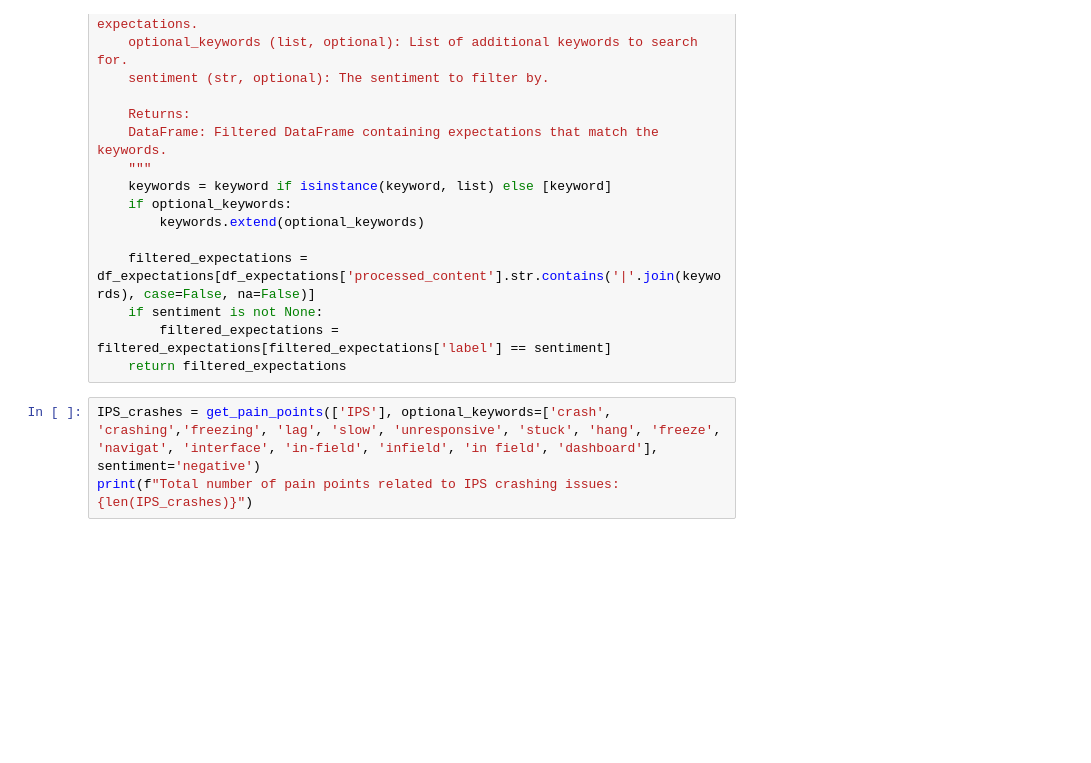
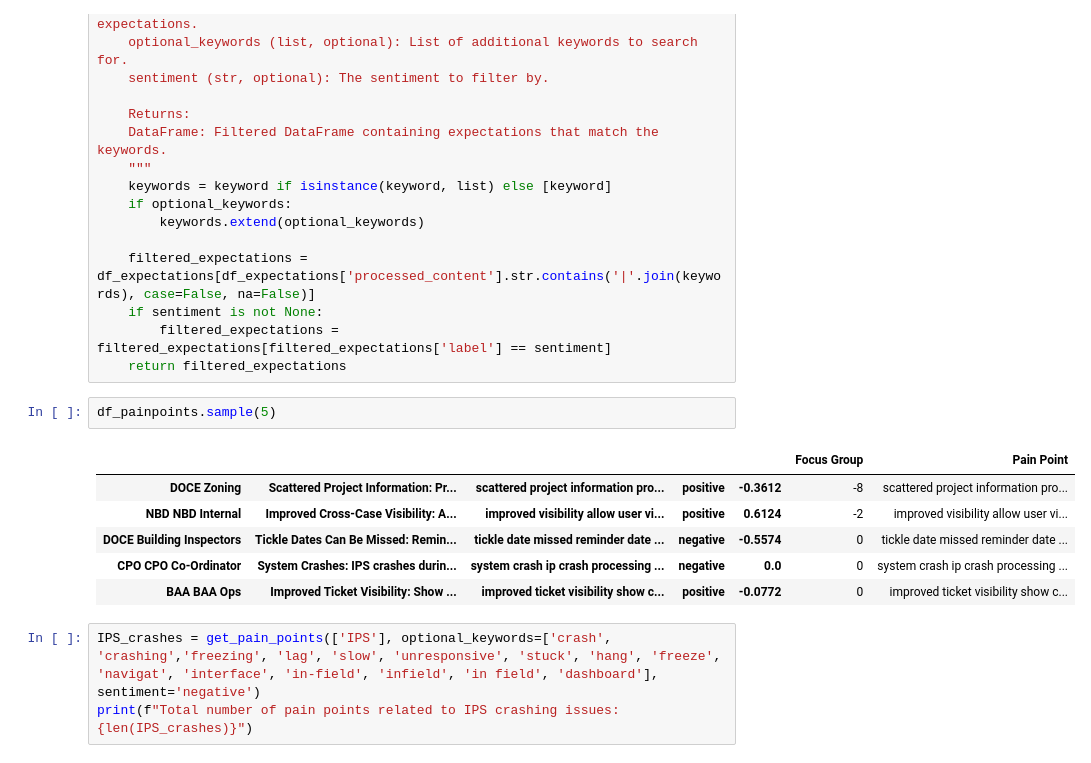
Before and after one commit to lilswapnil/IPS, a Jupyter notebook: round1/visualization/notebook.ipynb, the cells around one changed output. Drawn from its saved outputs; the diff is of its cells as text; blank space fills up the shorter version.

```diff
--- a/round1/visualization/notebook.ipynb
+++ b/round1/visualization/notebook.ipynb
@@ -169,6 +173,15 @@ def get_expectations(keyword, optional_keywords=None, sentiment=None):
     if sentiment is not None:
         filtered_expectations = filtered_expectations[filtered_expectations['label'] == sentiment]
     return filtered_expectations
+# %%
+df_painpoints.sample(5)
+# %% [output]
+|  |  |  |  |  | Focus Group | Pain Point |
+| DOCE Zoning | Scattered Project Information: Pr... | scattered project information pro... | positive | -0.3612 | -8 | scattered project information pro... |
+| NBD NBD Internal | Improved Cross-Case Visibility: A... | improved visibility allow user vi... | positive | 0.6124 | -2 | improved visibility allow user vi... |
+| DOCE Building Inspectors | Tickle Dates Can Be Missed: Remin... | tickle date missed reminder date ... | negative | -0.5574 | 0 | tickle date missed reminder date ... |
+| CPO CPO Co-Ordinator | System Crashes: IPS crashes durin... | system crash ip crash processing ... | negative | 0.0 | 0 | system crash ip crash processing ... |
+| BAA BAA Ops | Improved Ticket Visibility: Show ... | improved ticket visibility show c... | positive | -0.0772 | 0 | improved ticket visibility show c... |
 # %%
 IPS_crashes = get_pain_points(['IPS'], optional_keywords=['crash', 'crashing','freezing', 'lag', 'slow', 'unresponsive', 'stuck', 'hang', 'freeze', 'navigat', 'interface', 'in-field', 'infield', 'in field', 'dashboard'], sentiment='negative')
 print(f"Total number of pain points related to IPS crashing issues: {len(IPS_crashes)}")
```
Also changed, not shown: parts of 10 cells of this notebook, 48 other files.
